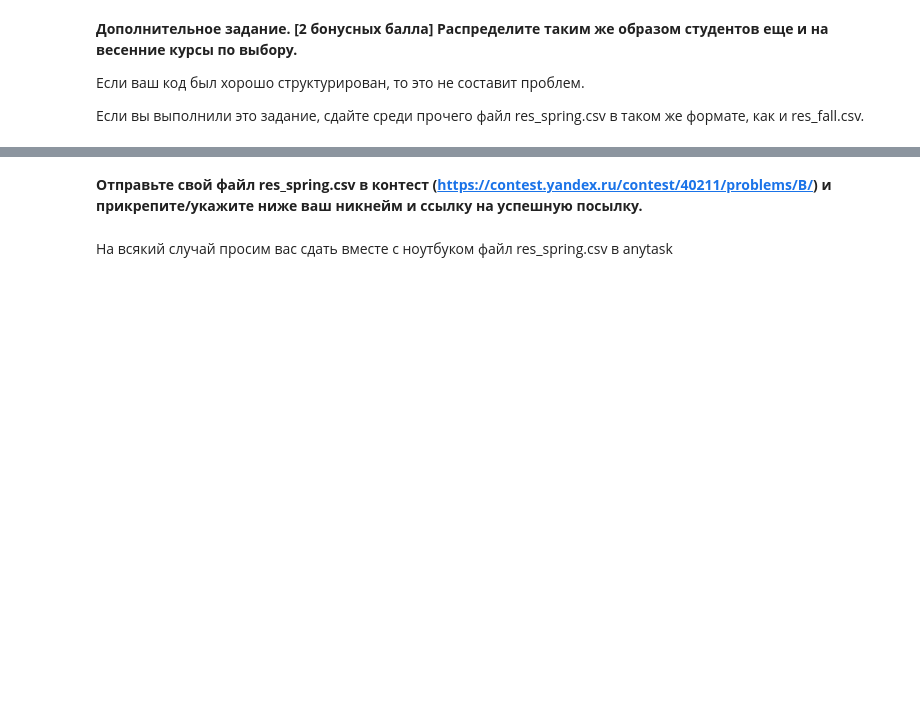
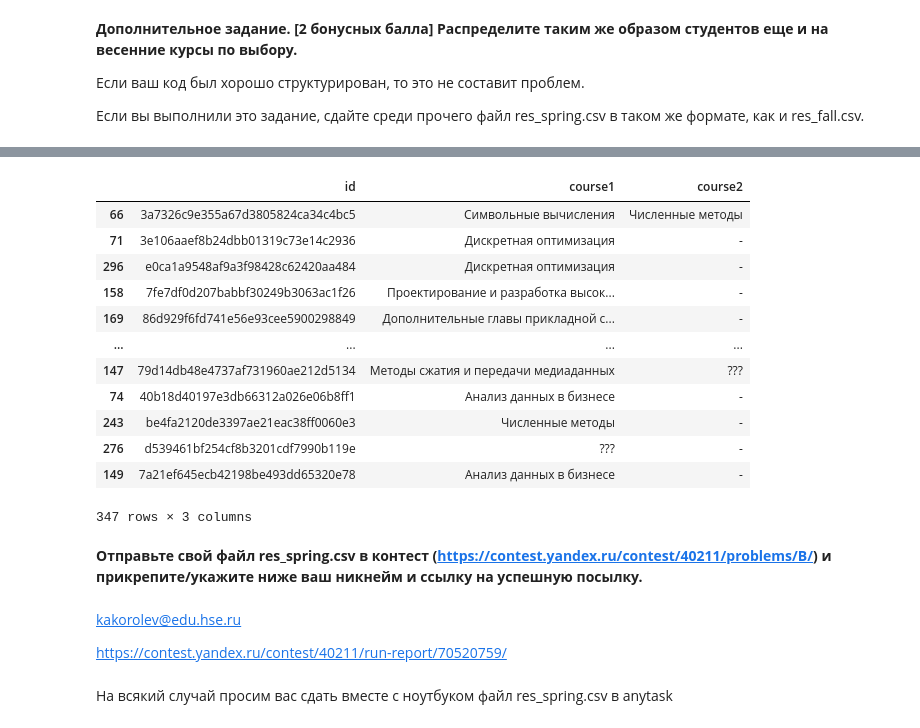
Before and after one commit to kkorolev1/machine-learning-1, a Jupyter notebook: hw/practice-01/homework-practice-01-pandas.ipynb, the cells around one changed output, grey strips where cells are left out. Saved outputs shown, nothing was run; the diff lists cells and outputs as text; code cells hidden in the pictures; blank space fills up the shorter version.

```diff
--- a/hw/practice-01/homework-practice-01-pandas.ipynb
+++ b/hw/practice-01/homework-practice-01-pandas.ipynb
@@ -756,9 +663,0 @@ dist_fall_1['Statistical Learning Theory']
-# %%
-for course, dist in dist_fall_1.items():
-    if dist.shape[0] > 0:
-        dist['is_first_place'] = np.nan
-        dist['is_first_place'].iloc[0] = True
-
-        dist['is_last_place'] = np.nan
-        if courses_max_cap[course] == dist.shape[0]:
-            dist['is_last_place'].iloc[-1] = True
@@ -837,0 +819,5 @@ KeyError: 'is_first_place'
+# %%
+# (￣^'￣)ゞ
+spring_courses = np.unique(df[['spring_1', 'spring_2', 'spring_3']])
+
+spring_courses
@@ -838,5 +836,37 @@ KeyError: 'is_first_place'
+# %%
+two_spring_courses_mask = df['17_group'].isin([171, 172, 173])
+df.loc[two_spring_courses_mask, 'num_spring_courses'] = 2
+df.loc[~two_spring_courses_mask, 'num_spring_courses'] = 1
+# %%
+d = Distributor(df, spring_courses, 'spring')
+d.distribute(1)
+d.distribute(2)
+d.distribute(3)
+d.fill_missed()
+
+d.df[['id', 'course1', 'course2']].rename(columns={'id':'ID'}).to_csv('res_spring.csv', index=None)
+# %%
+d.df[['id', 'course1', 'course2']]
+# %% [output]
+|  | id | course1 | course2 |
+| 66 | 3a7326c9e355a67d3805824ca34c4bc5 | Символьные вычисления | Численные методы |
+| 71 | 3e106aaef8b24dbb01319c73e14c2936 | Дискретная оптимизация | - |
+| 296 | e0ca1a9548af9a3f98428c62420aa484 | Дискретная оптимизация | - |
+| 158 | 7fe7df0d207babbf30249b3063ac1f26 | Проектирование и разработка высок... | - |
+| 169 | 86d929f6fd741e56e93cee5900298849 | Дополнительные главы прикладной с... | - |
+| ... | ... | ... | ... |
+| 147 | 79d14db48e4737af731960ae212d5134 | Методы сжатия и передачи медиаданных | ??? |
+| 74 | 40b18d40197e3db66312a026e06b8ff1 | Анализ данных в бизнесе | - |
+| 243 | be4fa2120de3397ae21eac38ff0060e3 | Численные методы | - |
+| 276 | d539461bf254cf8b3201cdf7990b119e | ??? | - |
+| 149 | 7a21ef645ecb42198be493dd65320e78 | Анализ данных в бизнесе | - |
+347 rows × 3 columns
 # %% [markdown]
 **Отправьте свой файл res_spring.csv в контест (https://contest.yandex.ru/contest/40211/problems/B/) и прикрепите/укажите ниже ваш никнейм и ссылку на успешную посылку.**
+# %% [markdown]
+kakorolev@edu.hse.ru
+
+https://contest.yandex.ru/contest/40211/run-report/70520759/
 # %% [markdown]
 На всякий случай просим вас сдать вместе с ноутбуком файл res_spring.csv в anytask
 # %% [markdown]
```
Also changed, not shown: parts of 34 cells of this notebook.
